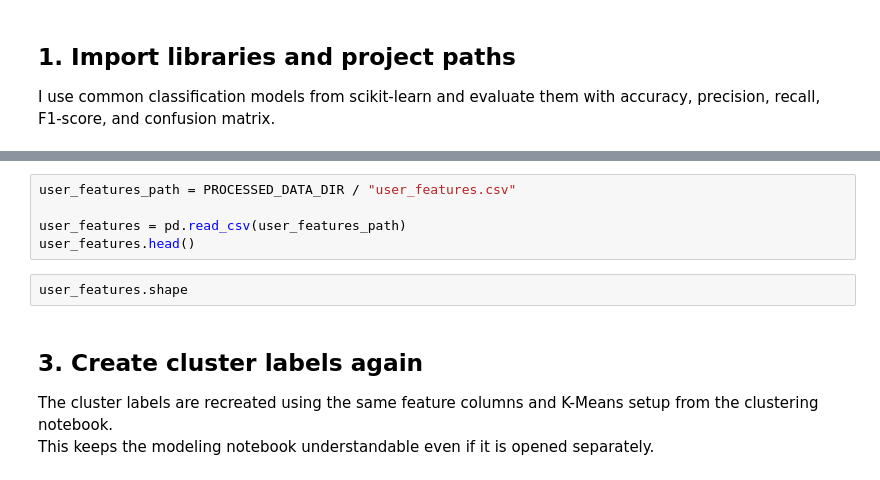
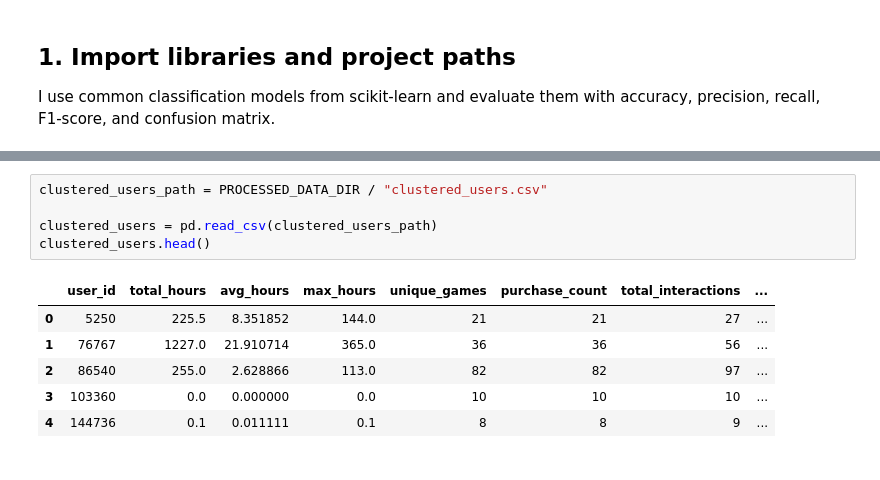
Before and after one commit to ismailozcan1/ds570-final-project, a Jupyter notebook: notebooks/03_modeling_and_evaluation.ipynb, the cells around one changed output, grey strips where cells are left out. Cells and saved outputs as stored; diff of their text form.

Commit message:
Update modeling evaluation workflow

```diff
--- a/notebooks/03_modeling_and_evaluation.ipynb
+++ b/notebooks/03_modeling_and_evaluation.ipynb
@@ -48,12 +50,12 @@ Each row represents one Steam user.
 # %%
-user_features_path = PROCESSED_DATA_DIR / "user_features.csv"
+clustered_users_path = PROCESSED_DATA_DIR / "clustered_users.csv"
 
-user_features = pd.read_csv(user_features_path)
-user_features.head()
+clustered_users = pd.read_csv(clustered_users_path)
+clustered_users.head()
+# %% [output]
+|  | user_id | total_hours | avg_hours | max_hours | unique_games | purchase_count | total_interactions | ... |
+| 0 | 5250 | 225.5 | 8.351852 | 144.0 | 21 | 21 | 27 | ... |
+| 1 | 76767 | 1227.0 | 21.910714 | 365.0 | 36 | 36 | 56 | ... |
+| 2 | 86540 | 255.0 | 2.628866 | 113.0 | 82 | 82 | 97 | ... |
+| 3 | 103360 | 0.0 | 0.000000 | 0.0 | 10 | 10 | 10 | ... |
+| 4 | 144736 | 0.1 | 0.011111 | 0.1 | 8 | 8 | 9 | ... |
-# %%
-user_features.shape
-# %% [markdown]
-## 3. Create cluster labels again
-
-The cluster labels are recreated using the same feature columns and K-Means setup from the clustering notebook.
-This keeps the modeling notebook understandable even if it is opened separately.
```
Also changed, not shown: parts of 47 cells of this notebook, 1 other file.
